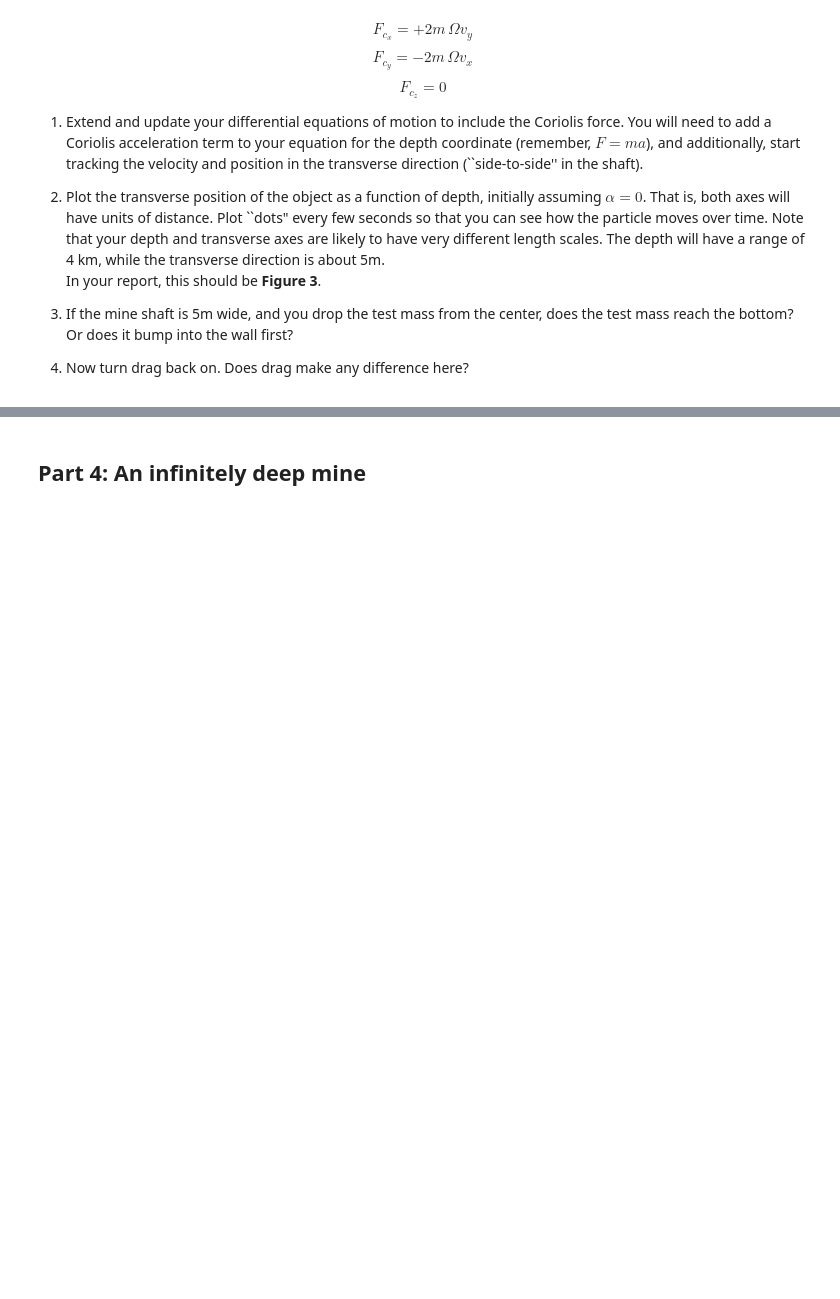
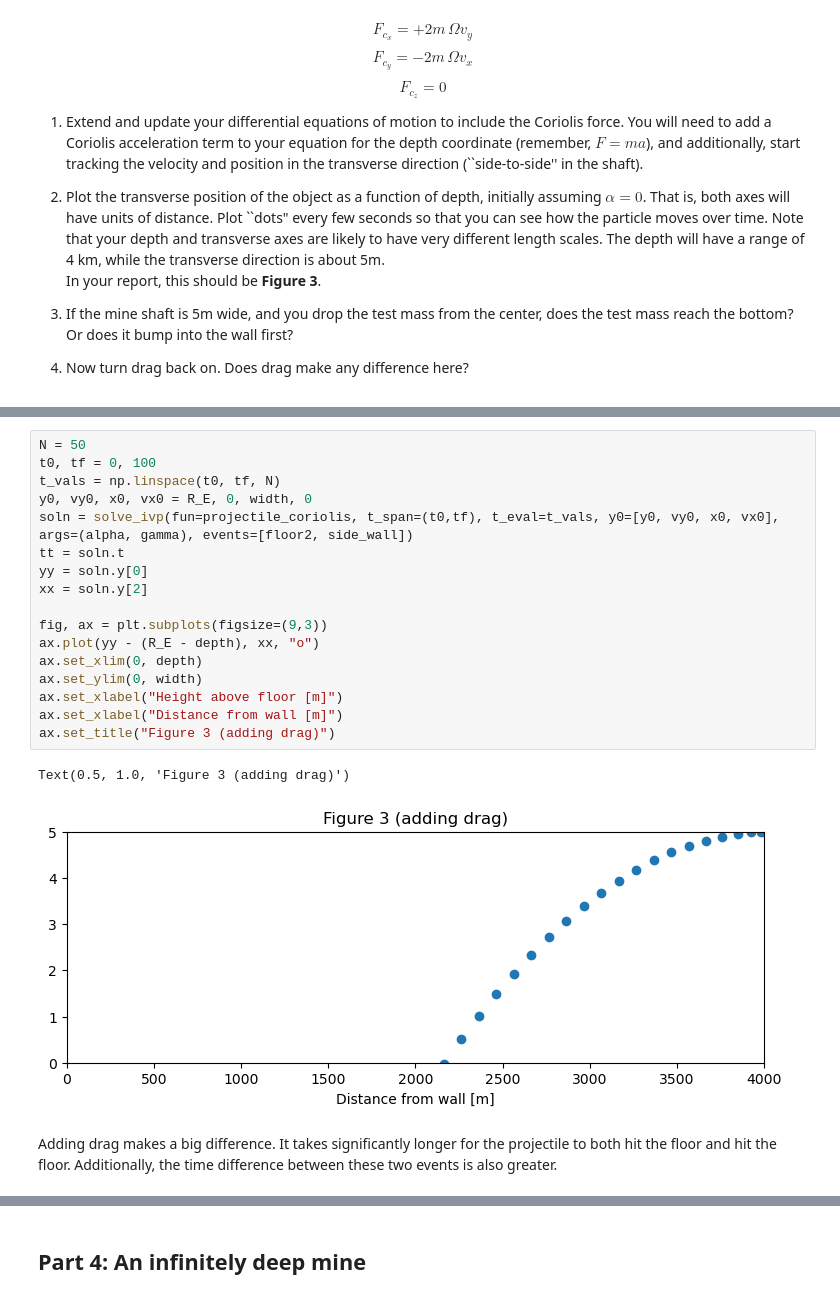
Before and after one commit to RosieRose07/PHYS265-spring26, a Jupyter notebook: Lab3/lab3.ipynb, the cells around one changed output, grey strips where cells are left out. Saved outputs shown, nothing was run; the diff lists cells and outputs as text; blank space fills up the shorter version.

```diff
--- a/Lab3/lab3.ipynb
+++ b/Lab3/lab3.ipynb
@@ -303,0 +349,22 @@ This implies the component of the force are:
+# %%
+N = 50
+t0, tf = 0, 100
+t_vals = np.linspace(t0, tf, N)
+y0, vy0, x0, vx0 = R_E, 0, width, 0
+soln = solve_ivp(fun=projectile_coriolis, t_span=(t0,tf), t_eval=t_vals, y0=[y0, vy0, x0, vx0], args=(alpha, gamma), events=[floor2, side_wall])
+tt = soln.t
+yy = soln.y[0]
+xx = soln.y[2]
+
+fig, ax = plt.subplots(figsize=(9,3))
+ax.plot(yy - (R_E - depth), xx, "o")
+ax.set_xlim(0, depth)
+ax.set_ylim(0, width)
+ax.set_xlabel("Height above floor [m]")
+ax.set_xlabel("Distance from wall [m]")
+ax.set_title("Figure 3 (adding drag)")
+# %% [output]
+Text(0.5, 1.0, 'Figure 3 (adding drag)')
+[figure, added]
+# %% [markdown]
+Adding drag makes a big difference. It takes significantly longer for the projectile to both hit the floor and hit the floor. Additionally, the time difference between these two events is also greater.
```
Also changed, not shown: parts of 10 cells of this notebook.
